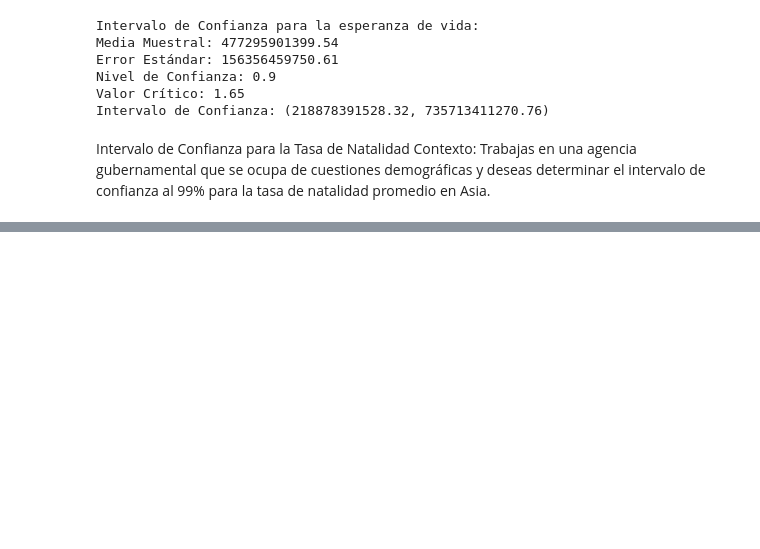
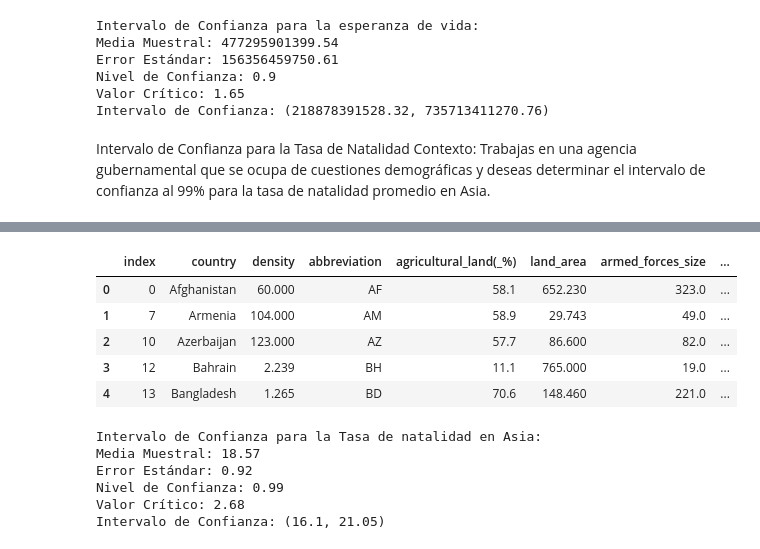
Before and after one commit to Adalab/da-modulo3-sprint2-pairprogramming-PatriciaAnaG, a Jupyter notebook: pair_estadistica_inferencial.ipynb, the cells around one changed output, grey strips where cells are left out. Cells and saved outputs as stored; diff of their text form; code cells hidden in the pictures; blank space fills up the shorter version.

```diff
--- a/pair_estadistica_inferencial.ipynb
+++ b/pair_estadistica_inferencial.ipynb
@@ -113,3 +121,31 @@ Contexto: Trabajas en una agencia gubernamental que se ocupa de cuestiones demog
 # %%
-asia = df.groupby('continent')['Asia']
-asia('bir')
+asia = df[df['continent'] == 'Asia'].reset_index()
+asia.head(5)
+# %% [output]
+|  | index | country | density | abbreviation | agricultural_land(_%) | land_area | armed_forces_size | ... |
+| 0 | 0 | Afghanistan | 60.000 | AF | 58.1 | 652.230 | 323.0 | ... |
+| 1 | 7 | Armenia | 104.000 | AM | 58.9 | 29.743 | 49.0 | ... |
+| 2 | 10 | Azerbaijan | 123.000 | AZ | 57.7 | 86.600 | 82.0 | ... |
+| 3 | 12 | Bahrain | 2.239 | BH | 11.1 | 765.000 | 19.0 | ... |
+| 4 | 13 | Bangladesh | 1.265 | BD | 70.6 | 148.460 | 221.0 | ... |
+# %%
+media_asia = asia['birth_rate'].mean()
+error_asia = stats.sem(asia['birth_rate'])
+nivel_confianza_br = 0.99
+grados_libertad_br = len(asia['birth_rate']) -1
+valor_critico_br= stats.t.ppf((1+nivel_confianza_br)/2,df=grados_libertad_br)
+limite_inferior_br = media_asia - valor_critico_br * error_asia
+limite_superior_br = media_asia + valor_critico_br * error_asia
+print("Intervalo de Confianza para la Tasa de natalidad en Asia:")
+print(f"Media Muestral: {np.round(media_asia, 2)}")
+print(f"Error Estándar: {np.round(error_asia, 2)}")
+print(f"Nivel de Confianza: {nivel_confianza_br}")
+print(f"Valor Crítico: {np.round(valor_critico_br, 2)}")
+print(f"Intervalo de Confianza: ({np.round(limite_inferior_br, 2)}, {np.round(limite_superior_br, 2)})")
+# %% [output]
+Intervalo de Confianza para la Tasa de natalidad en Asia:
+Media Muestral: 18.57
+Error Estándar: 0.92
+Nivel de Confianza: 0.99
+Valor Crítico: 2.68
+Intervalo de Confianza: (16.1, 21.05)
```
Also changed, not shown: parts of 12 cells of this notebook, 2 other files.
